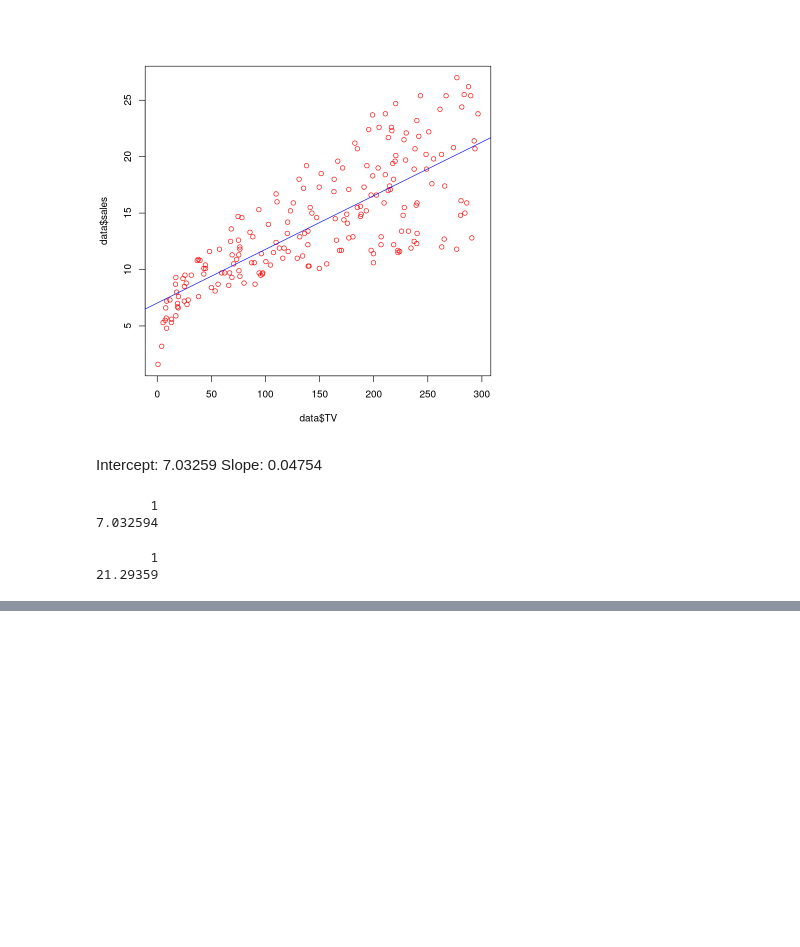
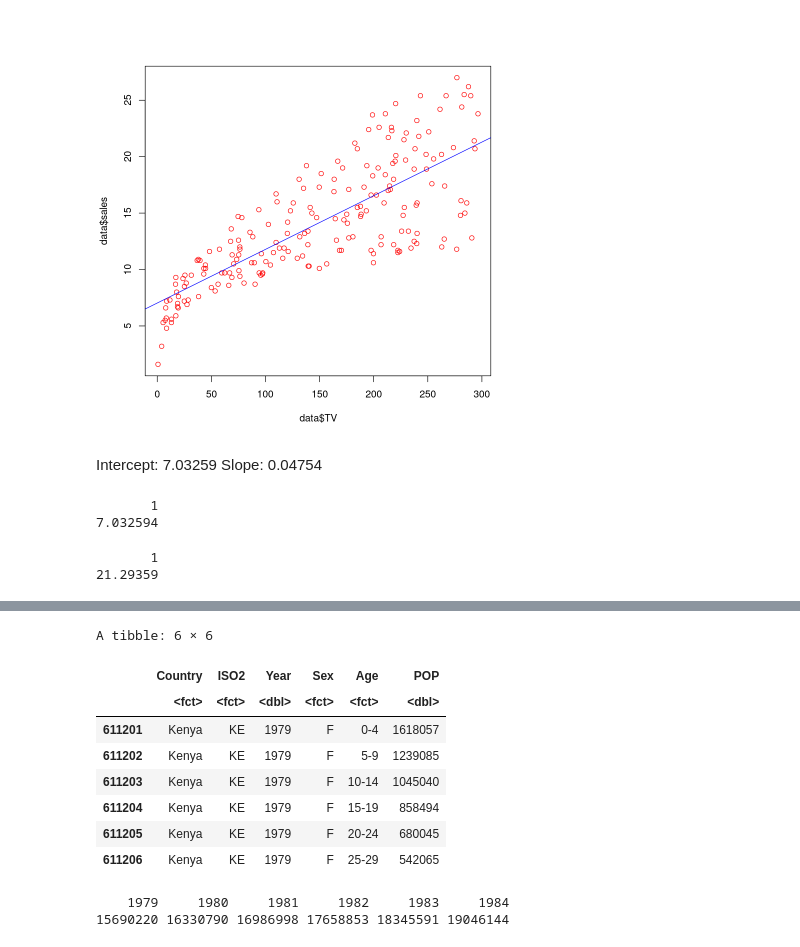
Before and after one commit to Martin-Summer-1090/Statistics_JWL, a Jupyter notebook: solution_manual/manual_v0/_build/jupyter_execute/exercises_unit_4.ipynb, the cells around one changed output, grey strips where cells are left out. Cells and saved outputs as stored; diff of their text form; code cells hidden in the pictures; blank space fills up the shorter version.

```diff
--- a/solution_manual/manual_v0/_build/jupyter_execute/exercises_unit_4.ipynb
+++ b/solution_manual/manual_v0/_build/jupyter_execute/exercises_unit_4.ipynb
@@ -488,0 +507,19 @@ predict(mod, newdata)
+# %%
+kdat_new  <- na.omit(kdat)
+head(kdat_new)
+# %% [output]
+A tibble: 6 × 6
+|  | Country | ISO2 | Year | Sex | Age | POP |
+|  | <fct> | <fct> | <dbl> | <fct> | <fct> | <dbl> |
+| 611201 | Kenya | KE | 1979 | F | 0-4 | 1618057 |
+| 611202 | Kenya | KE | 1979 | F | 5-9 | 1239085 |
+| 611203 | Kenya | KE | 1979 | F | 10-14 | 1045040 |
+| 611204 | Kenya | KE | 1979 | F | 15-19 | 858494 |
+| 611205 | Kenya | KE | 1979 | F | 20-24 | 680045 |
+| 611206 | Kenya | KE | 1979 | F | 25-29 | 542065 |
+# %%
+agg  <- tapply(kdat_new$POP, kdat_new$Year, sum)
+head(agg)
+# %% [output]
+    1979     1980     1981     1982     1983     1984
+15690220 16330790 16986998 17658853 18345591 19046144
```
Also changed, not shown: parts of 11 cells of this notebook, 22 other files.
